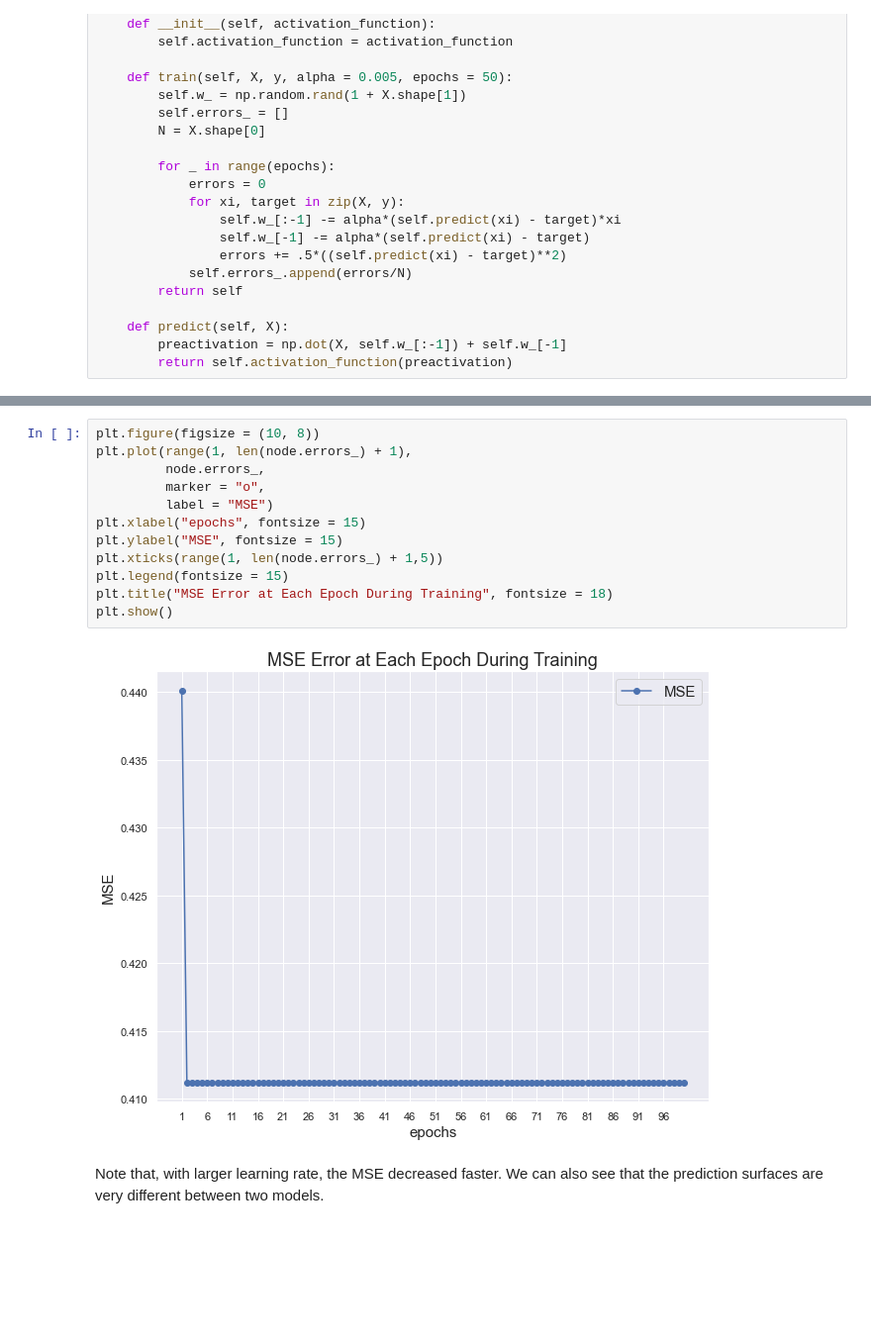
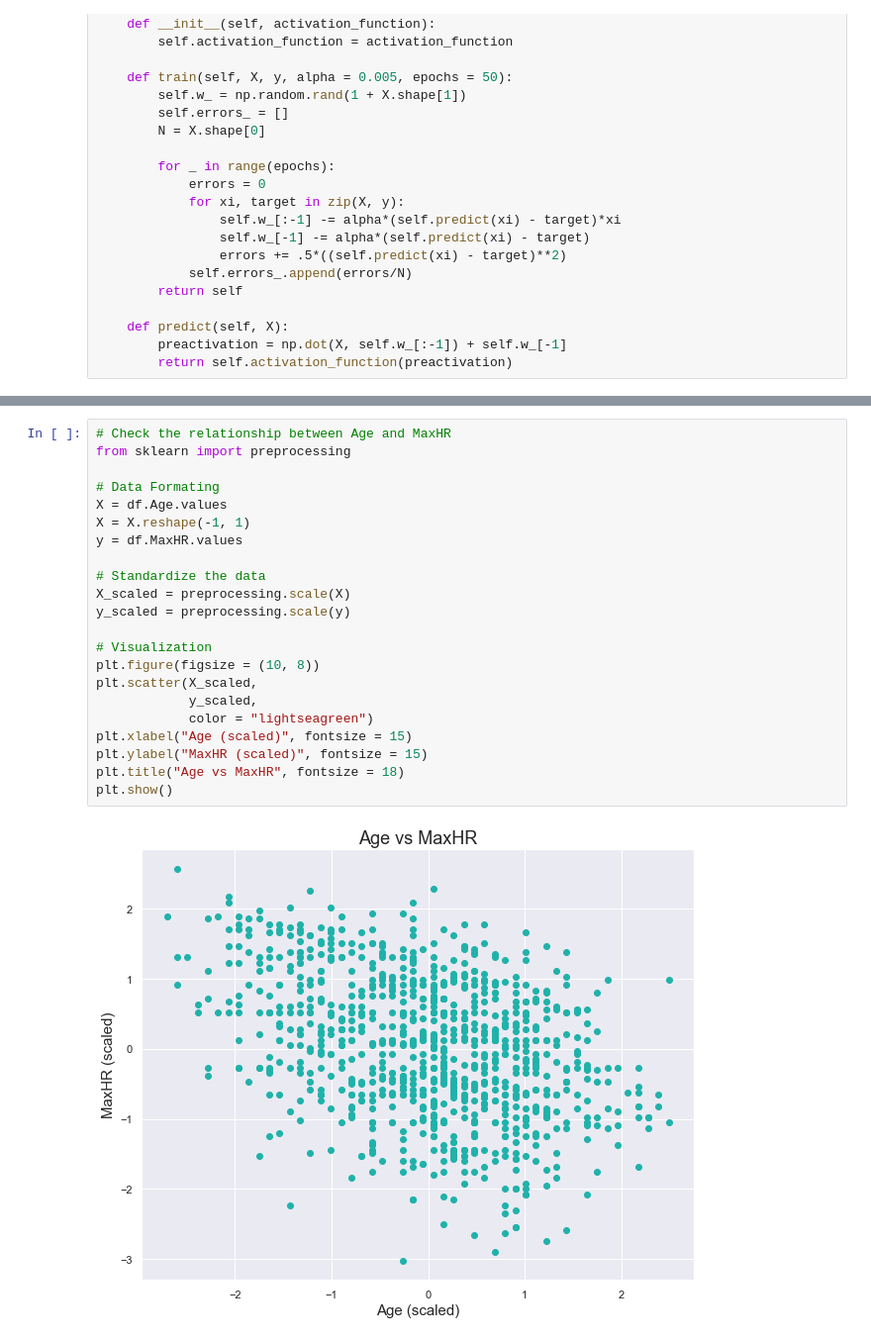
Before and after one commit to YulinLi98/INDE_577_Repo, a Jupyter notebook: supervised learning/Linear Regression/Linear Regression.ipynb, the cells around one changed output, grey strips where cells are left out. Shown at 99% size. Drawn from its saved outputs; the diff is of its cells as text; blank space fills up the shorter version.

```diff
--- a/supervised learning/Linear Regression/Linear Regression.ipynb
+++ b/supervised learning/Linear Regression/Linear Regression.ipynb
@@ -155,16 +88,24 @@ Text(0.5, 0.92, 'My Regression Data')
-# %%
-plt.figure(figsize = (10, 8))
-plt.plot(range(1, len(node.errors_) + 1),
-         node.errors_,
-         marker = "o",
-         label = "MSE")
-plt.xlabel("epochs", fontsize = 15)
-plt.ylabel("MSE", fontsize = 15)
-plt.xticks(range(1, len(node.errors_) + 1,5))
-plt.legend(fontsize = 15)
-plt.title("MSE Error at Each Epoch During Training", fontsize = 18)
-plt.show()
-# %% [output]
-[figure, removed]
-# %% [markdown]
-Note that, with larger learning rate, the MSE decreased faster. We can also see that the prediction surfaces are very different between two models.
+# %%
+# Check the relationship between Age and MaxHR
+from sklearn import preprocessing
+
+# Data Formating
+X = df.Age.values
+X = X.reshape(-1, 1)
+y = df.MaxHR.values
+
+# Standardize the data
+X_scaled = preprocessing.scale(X)
+y_scaled = preprocessing.scale(y)
+
+# Visualization
+plt.figure(figsize = (10, 8))
+plt.scatter(X_scaled,
+            y_scaled,
+            color = "lightseagreen")
+plt.xlabel("Age (scaled)", fontsize = 15)
+plt.ylabel("MaxHR (scaled)", fontsize = 15)
+plt.title("Age vs MaxHR", fontsize = 18)
+plt.show()
+# %% [output]
+[figure, added]
```
Also changed, not shown: parts of 13 cells of this notebook.
